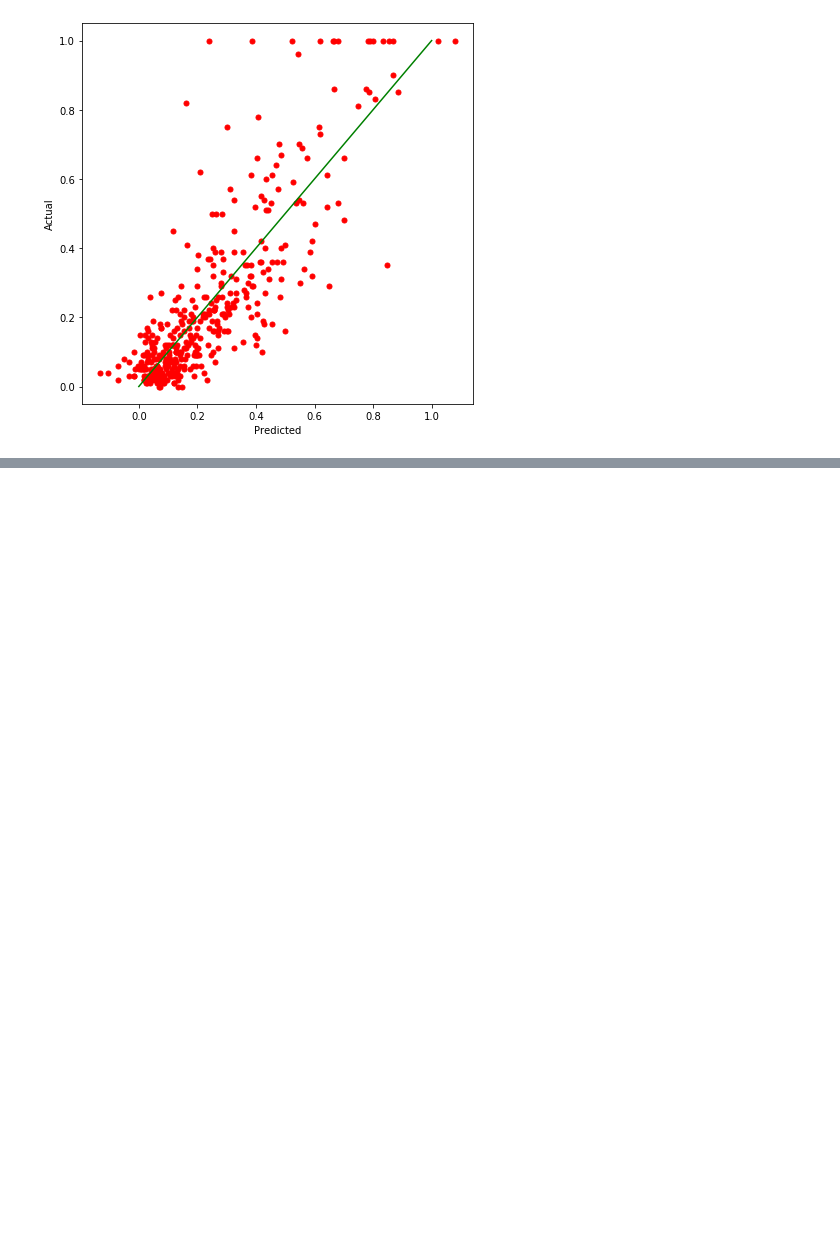
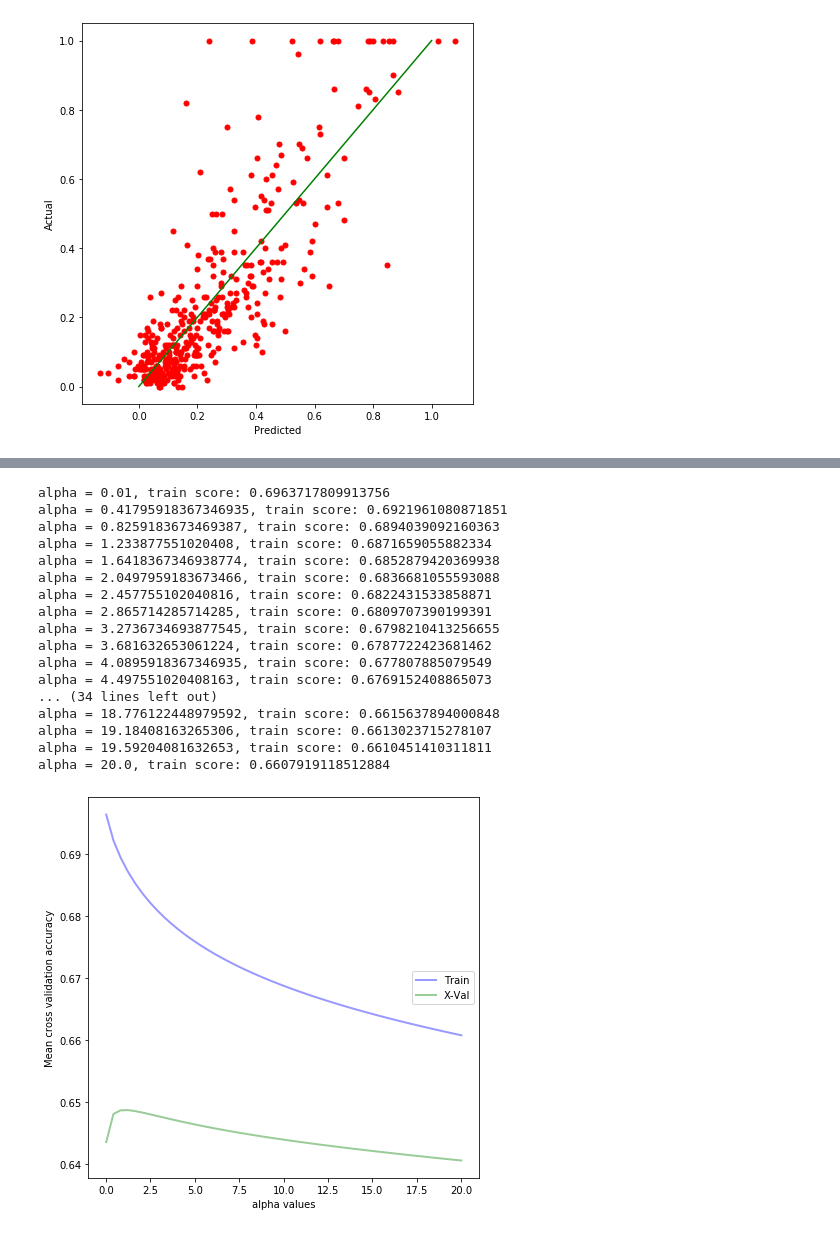
Before and after one commit to claytoncohn/DSC478, a Jupyter notebook: Jupyter/Assignment3.ipynb, the cells around one changed output, grey strips where cells are left out. Saved outputs shown, nothing was run; the diff lists cells and outputs as text; code cells hidden in the pictures; blank space fills up the shorter version.

```diff
--- a/Jupyter/Assignment3.ipynb
+++ b/Jupyter/Assignment3.ipynb
@@ -444,0 +509,26 @@ pl.show()
+# %%
+# First ridge
+
+alpha = np.linspace(.01,20,50)
+ridge = Ridge(alpha=alpha)
+
+train_scores, test_scores = calc_params(X_train, y_train, ridge, alpha, 'alpha', 5)
+# %% [output]
+alpha = 0.01, train score: 0.6963717809913756
+alpha = 0.41795918367346935, train score: 0.6921961080871851
+alpha = 0.8259183673469387, train score: 0.6894039092160363
+alpha = 1.233877551020408, train score: 0.6871659055882334
+alpha = 1.6418367346938774, train score: 0.6852879420369938
+alpha = 2.0497959183673466, train score: 0.6836681055593088
+alpha = 2.457755102040816, train score: 0.6822431533858871
+alpha = 2.865714285714285, train score: 0.6809707390199391
+alpha = 3.2736734693877545, train score: 0.6798210413256655
+alpha = 3.681632653061224, train score: 0.6787722423681462
+alpha = 4.0895918367346935, train score: 0.677807885079549
+alpha = 4.497551020408163, train score: 0.6769152408865073
+... (34 lines left out)
+alpha = 18.776122448979592, train score: 0.6615637894000848
+alpha = 19.18408163265306, train score: 0.6613023715278107
+alpha = 19.59204081632653, train score: 0.6610451410311811
+alpha = 20.0, train score: 0.6607919118512884
+[figure, added]
```
Also changed, not shown: parts of 14 cells of this notebook.
